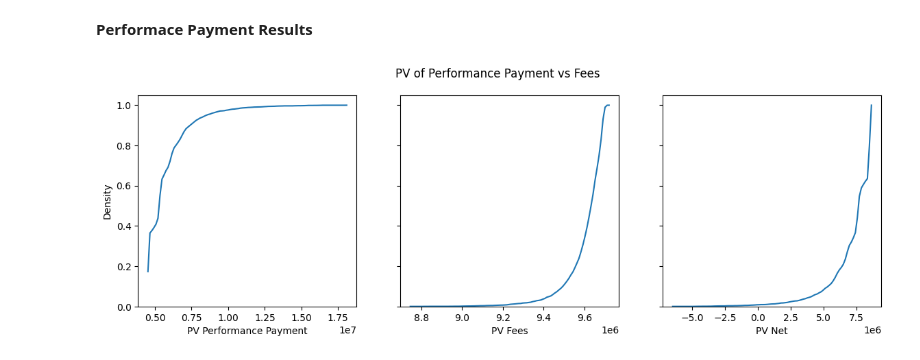
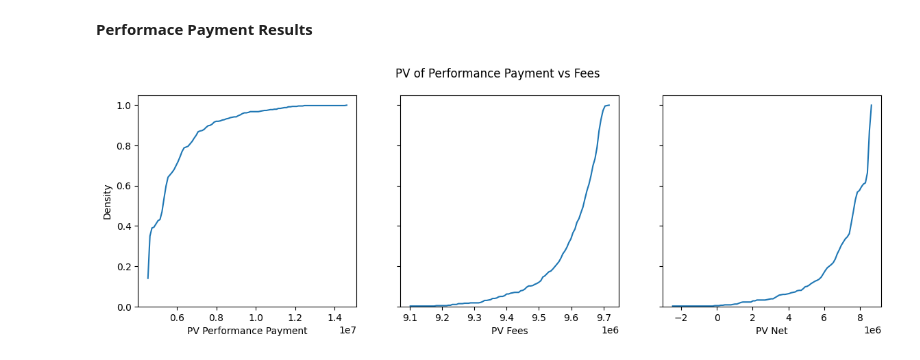
Before and after one commit to andrewmills96/cdi, a Jupyter notebook: CDI Credit Risk Model.ipynb, the cells around one changed output. Saved outputs shown, nothing was run; the diff lists cells and outputs as text; code cells hidden in the pictures.

```diff
--- a/CDI Credit Risk Model.ipynb
+++ b/CDI Credit Risk Model.ipynb
@@ -129,7 +129,7 @@ cdi_fox = CDIMandate_Fox(
 # %%
 # Simulate Economy
 np.random.seed(123)
-n_sim = 5000
+n_sim = 500
 n_years = 25
 sim_results = cr_model.run(n_sim, n_years)
 
@@ -234,26 +251,26 @@ E[PV(Performance Payment)] = 5.72m
 # %%
 fig, ax = plt.subplots(1,3, figsize = (14,4), sharey=True, sharex=False)
 
 sns.histplot(
-    pv.performance_payment, bins=100, kde = False,
+    data=pv, x='performance_payment', bins=100, kde = False,
     cumulative=True, stat = 'density', log_scale=False,
     fill = False, element="poly", ax = ax[0]
 ).set(xlabel = 'PV Performance Payment')
 
 sns.histplot(
-    pv.fees, bins=100, kde = False,
+    data=pv, x='fees', bins=100, kde = False,
     cumulative=True, stat = 'density', log_scale=False,
     fill = False, element="poly", ax = ax[1]
 ).set(xlabel = 'PV Fees')
 
 
 sns.histplot(
-    pv.net, bins=100, kde = False,
+    data=pv, x='net', bins=100, kde = False,
     cumulative=True, stat = 'density', log_scale=False,
     fill = False, element="poly", ax = ax[2]
 ).set(xlabel = 'PV Net')
 
 plt.suptitle('PV of Performance Payment vs Fees')
 plt.show()
 # %% [output]
-[figure, old version]
+[figure, new version]
```
Also changed, not shown: parts of 4 cells of this notebook, 2 other files.
